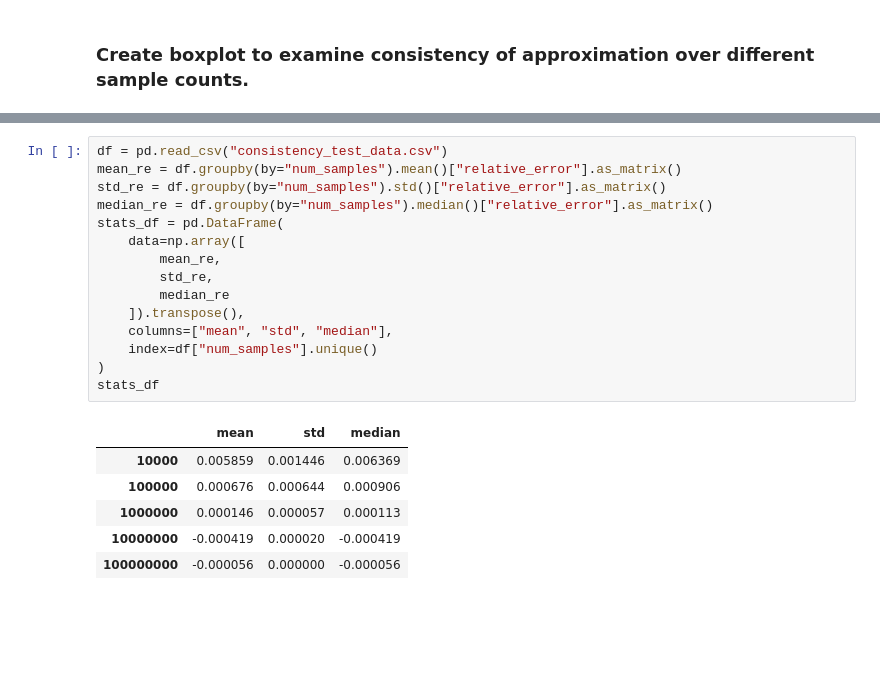
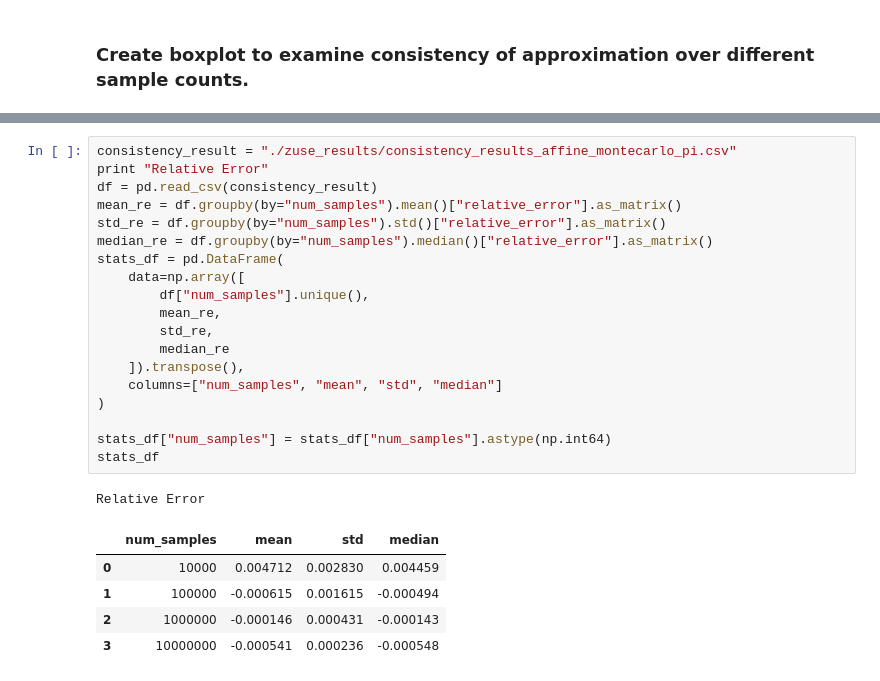
Before and after one commit to flxw/cluster-computing-up, a Jupyter notebook: blatt2/aufgabe_2_3/Plot Results.ipynb, the cells around one changed output, grey strips where cells are left out. Saved outputs shown, nothing was run; the diff lists cells and outputs as text; blank space fills up the shorter version.

Commit message:
Added Zuse results.

```diff
--- a/blatt2/aufgabe_2_3/Plot Results.ipynb
+++ b/blatt2/aufgabe_2_3/Plot Results.ipynb
@@ -15,22 +50,26 @@ df.plot(x="num_threads", y="exec_time")
 # %%
-df = pd.read_csv("consistency_test_data.csv")
+consistency_result = "./zuse_results/consistency_results_affine_montecarlo_pi.csv"
+print "Relative Error"
+df = pd.read_csv(consistency_result)
 mean_re = df.groupby(by="num_samples").mean()["relative_error"].as_matrix()
 std_re = df.groupby(by="num_samples").std()["relative_error"].as_matrix()
 median_re = df.groupby(by="num_samples").median()["relative_error"].as_matrix()
 stats_df = pd.DataFrame(
     data=np.array([
+        df["num_samples"].unique(),
         mean_re,
         std_re,
         median_re
     ]).transpose(),
-    columns=["mean", "std", "median"],
-    index=df["num_samples"].unique()
+    columns=["num_samples", "mean", "std", "median"]
 )
+
+stats_df["num_samples"] = stats_df["num_samples"].astype(np.int64)
 stats_df
 # %% [output]
+Relative Error
-|  | mean | std | median |
-| 10000 | 0.005859 | 0.001446 | 0.006369 |
-| 100000 | 0.000676 | 0.000644 | 0.000906 |
-| 1000000 | 0.000146 | 0.000057 | 0.000113 |
-| 10000000 | -0.000419 | 0.000020 | -0.000419 |
-| 100000000 | -0.000056 | 0.000000 | -0.000056 |
+|  | num_samples | mean | std | median |
+| 0 | 10000 | 0.004712 | 0.002830 | 0.004459 |
+| 1 | 100000 | -0.000615 | 0.001615 | -0.000494 |
+| 2 | 1000000 | -0.000146 | 0.000431 | -0.000143 |
+| 3 | 10000000 | -0.000541 | 0.000236 | -0.000548 |
```
Also changed, not shown: parts of 5 cells of this notebook, 7 other files.
